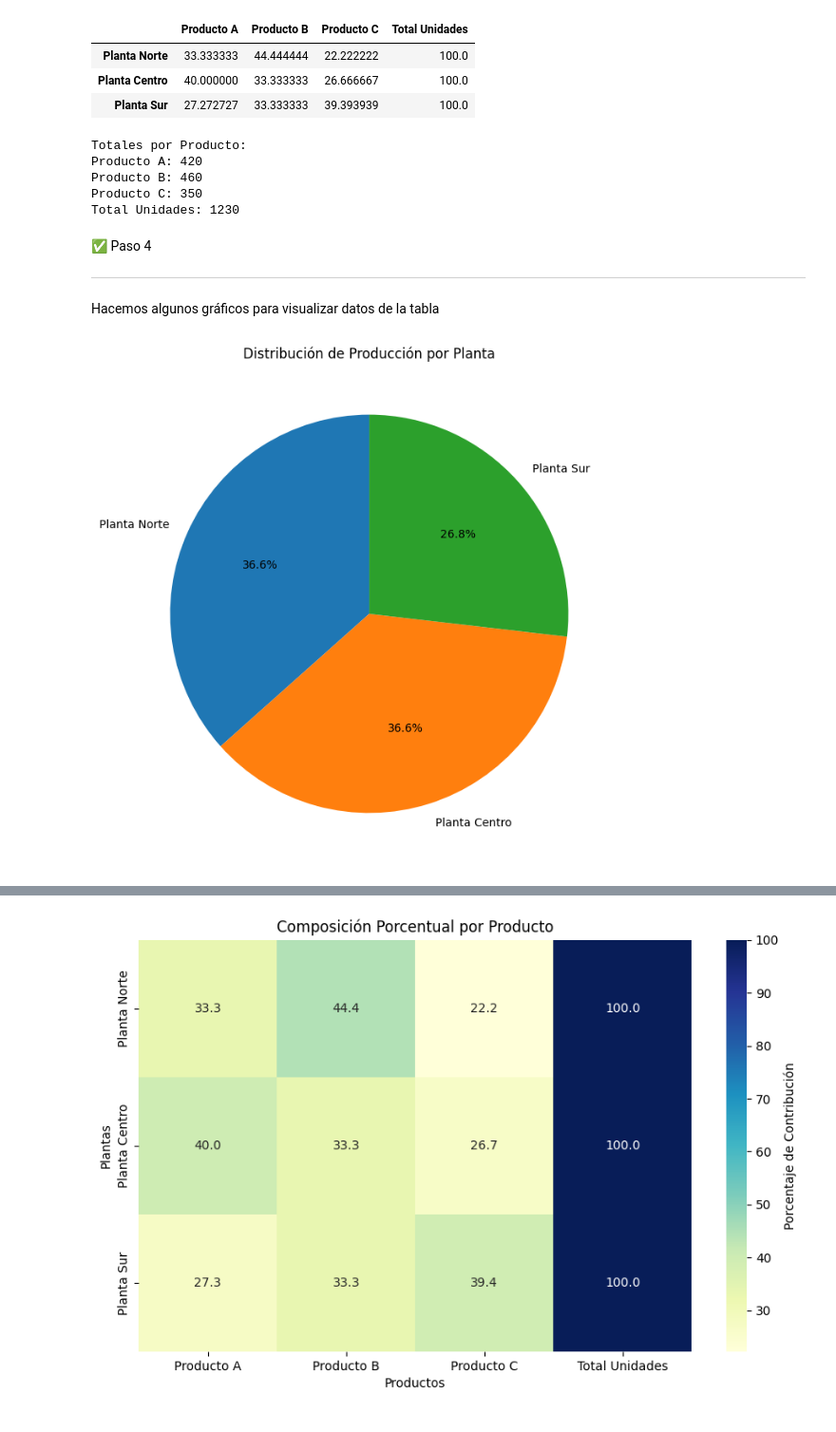
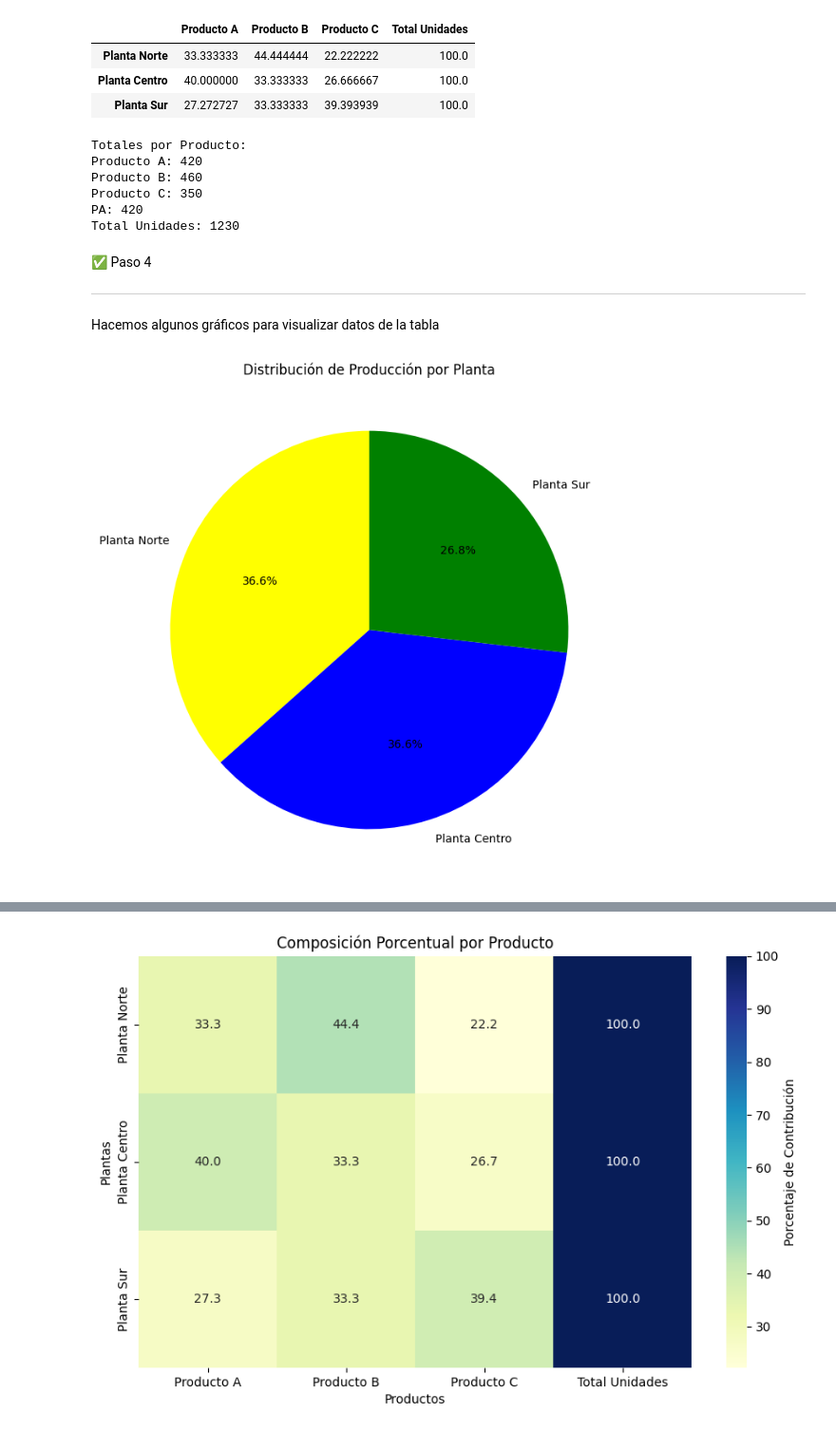
Before and after one commit to Danino99/Laboratorio-de-Metodos-Cuantitativos-Aplicados-a-la-Gestion, a Jupyter notebook: 01_intro_y_datos/clase02.ipynb, the cells around one changed output, grey strips where cells are left out. Shown at 95% size. Cells and saved outputs as stored; diff of their text form; code cells hidden in the pictures.

```diff
--- a/01_intro_y_datos/clase02.ipynb
+++ b/01_intro_y_datos/clase02.ipynb
@@ -95,12 +95,15 @@ print("Totales por Producto:")
 print("Producto A:", total_producto_A)
 print("Producto B:", total_producto_B)
 print("Producto C:", total_producto_C)
+print("PA:", data_produccion["Producto A"].sum())
+#Probando distinto formato para imprimir, similar al de Total Uni de abajo
 print("Total Unidades:", data_produccion["Total Unidades"].sum())
 # %% [output]
 Totales por Producto:
 Producto A: 420
 Producto B: 460
 Producto C: 350
+PA: 420
 Total Unidades: 1230
 # %% [markdown]
 ✅ Paso 4
@@ -108,11 +111,16 @@ Total Unidades: 1230
 ---
 Hacemos algunos gráficos para visualizar datos de la tabla
 # %%
-#Gráfico 1 - Visualizamos como se distribuye porcentualmente la producción respecto de cada  de cada planta
+#Gráfico 1 - Visualizamos como se distribuye PORCENTUALMENTE la producción respecto de cada  de cada planta
 #Para esto hacemos un gráfico de torta
+colores1 = ["yellow", "blue", "green"]
+# Esta variable debe ser una lista
 plt.figure(figsize=(8, 8))
-plt.pie(data_produccion["Total Unidades"], labels=data_produccion.index, autopct='%1.1f%%', startangle=90)
+plt.pie(data_produccion["Total Unidades"], labels=data_produccion.index, colors=colores1, autopct='%1.1f%%', startangle=90)
+# Labels son los titulos, en este caso index=["Planta Norte", "Planta Centro", "Planta Sur"]
+# autopct='%1.1f%%' es para definir cantidad de decimales y aproximar
 plt.title("Distribución de Producción por Planta")
 plt.show()
+# En la librería puedo encontrar ejemplos de gráficos
 # %% [output]
-[figure, old version]
+[figure, new version]
```
Also changed, not shown: parts of 5 cells of this notebook.
